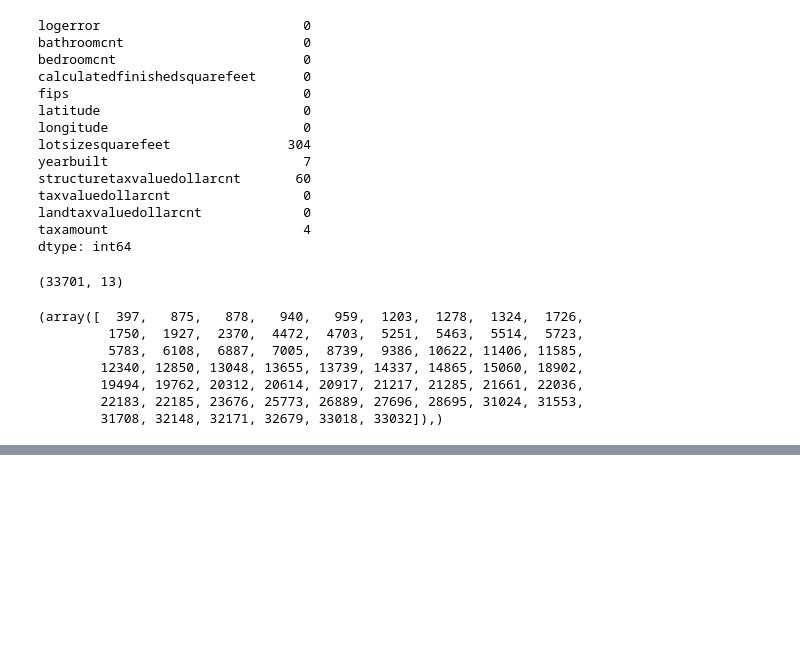
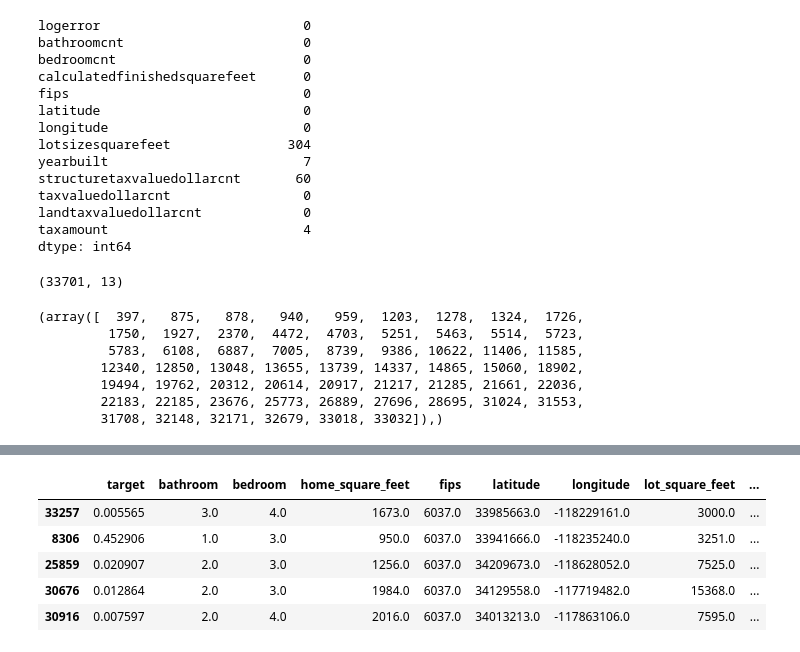
Before and after one commit to P-F-M/logerror_zillow, a Jupyter notebook: zillow_strikes_back.ipynb, the cells around one changed output, grey strips where cells are left out. Drawn from its saved outputs; the diff is of its cells as text; code cells hidden in the pictures; blank space fills up the shorter version.

```diff
--- a/zillow_strikes_back.ipynb
+++ b/zillow_strikes_back.ipynb
@@ -156,0 +218,9 @@ train['land_value_square_footage'] = train.land_value/train.lot_square_feet
+# %%
+train.head()
+# %% [output]
+|  | target | bathroom | bedroom | home_square_feet | fips | latitude | longitude | lot_square_feet | ... |
+| 33257 | 0.005565 | 3.0 | 4.0 | 1673.0 | 6037.0 | 33985663.0 | -118229161.0 | 3000.0 | ... |
+| 8306 | 0.452906 | 1.0 | 3.0 | 950.0 | 6037.0 | 33941666.0 | -118235240.0 | 3251.0 | ... |
+| 25859 | 0.020907 | 2.0 | 3.0 | 1256.0 | 6037.0 | 34209673.0 | -118628052.0 | 7525.0 | ... |
+| 30676 | 0.012864 | 2.0 | 3.0 | 1984.0 | 6037.0 | 34129558.0 | -117719482.0 | 15368.0 | ... |
+| 30916 | 0.007597 | 2.0 | 4.0 | 2016.0 | 6037.0 | 34013213.0 | -117863106.0 | 7595.0 | ... |
```
Also changed, not shown: parts of 28 cells of this notebook, 2 other files.
